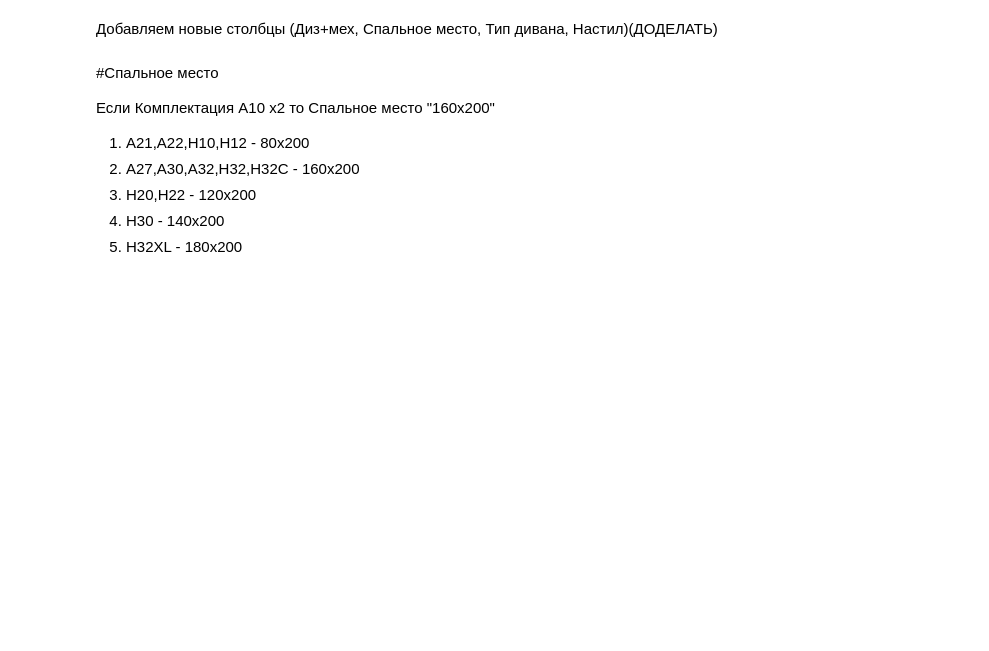
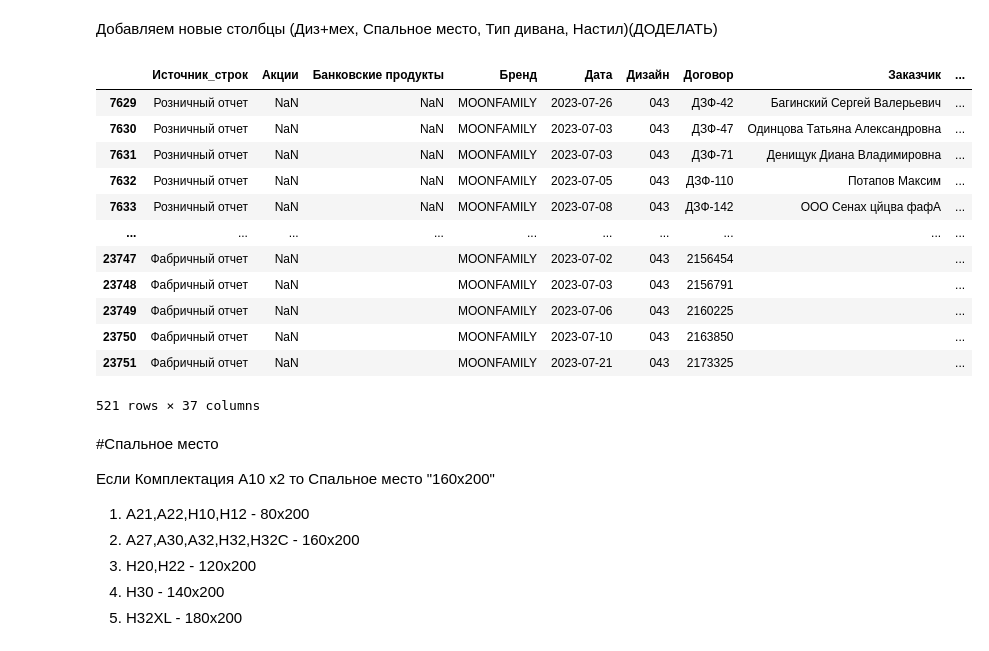
Before and after one commit to Nqam/Moon_report, a Jupyter notebook: report.ipynb, the cells around one changed output. Cells and saved outputs as stored; diff of their text form; code cells hidden in the pictures; blank space fills up the shorter version.

```diff
--- a/report.ipynb
+++ b/report.ipynb
@@ -286,6 +278,22 @@ df['Механизм трансформации'] = df.apply(comp41, axis = 1)
 Добавляем новые столбцы (Диз+мех, Спальное место, Тип дивана, Настил)(ДОДЕЛАТЬ)
 # %%
 df['Диз+мех'] = df['Дизайн'] + ' ' + df['Механизм трансформации']
+# %%
+df[df['Диз+мех'] == '043 Еврокнижка']
+# %% [output]
+|  | Источник_строк | Акции | Банковские продукты | Бренд | Дата | Дизайн | Договор | Заказчик | ... |
+| 7629 | Розничный отчет | NaN | NaN | MOONFAMILY | 2023-07-26 | 043 | ДЗФ-42 | Багинский Сергей Валерьевич | ... |
+| 7630 | Розничный отчет | NaN | NaN | MOONFAMILY | 2023-07-03 | 043 | ДЗФ-47 | Одинцова Татьяна Александровна | ... |
+| 7631 | Розничный отчет | NaN | NaN | MOONFAMILY | 2023-07-03 | 043 | ДЗФ-71 | Денищук Диана Владимировна | ... |
+| 7632 | Розничный отчет | NaN | NaN | MOONFAMILY | 2023-07-05 | 043 | ДЗФ-110 | Потапов Максим | ... |
+| 7633 | Розничный отчет | NaN | NaN | MOONFAMILY | 2023-07-08 | 043 | ДЗФ-142 | OOO Сенах цйцва фафА | ... |
+| ... | ... | ... | ... | ... | ... | ... | ... | ... | ... |
+| 23747 | Фабричный отчет | NaN |  | MOONFAMILY | 2023-07-02 | 043 | 2156454 |  | ... |
+| 23748 | Фабричный отчет | NaN |  | MOONFAMILY | 2023-07-03 | 043 | 2156791 |  | ... |
+| 23749 | Фабричный отчет | NaN |  | MOONFAMILY | 2023-07-06 | 043 | 2160225 |  | ... |
+| 23750 | Фабричный отчет | NaN |  | MOONFAMILY | 2023-07-10 | 043 | 2163850 |  | ... |
+| 23751 | Фабричный отчет | NaN |  | MOONFAMILY | 2023-07-21 | 043 | 2173325 |  | ... |
+521 rows × 37 columns
 # %% [markdown]
 #Спальное место
 
```
Also changed, not shown: parts of 2 cells of this notebook.
